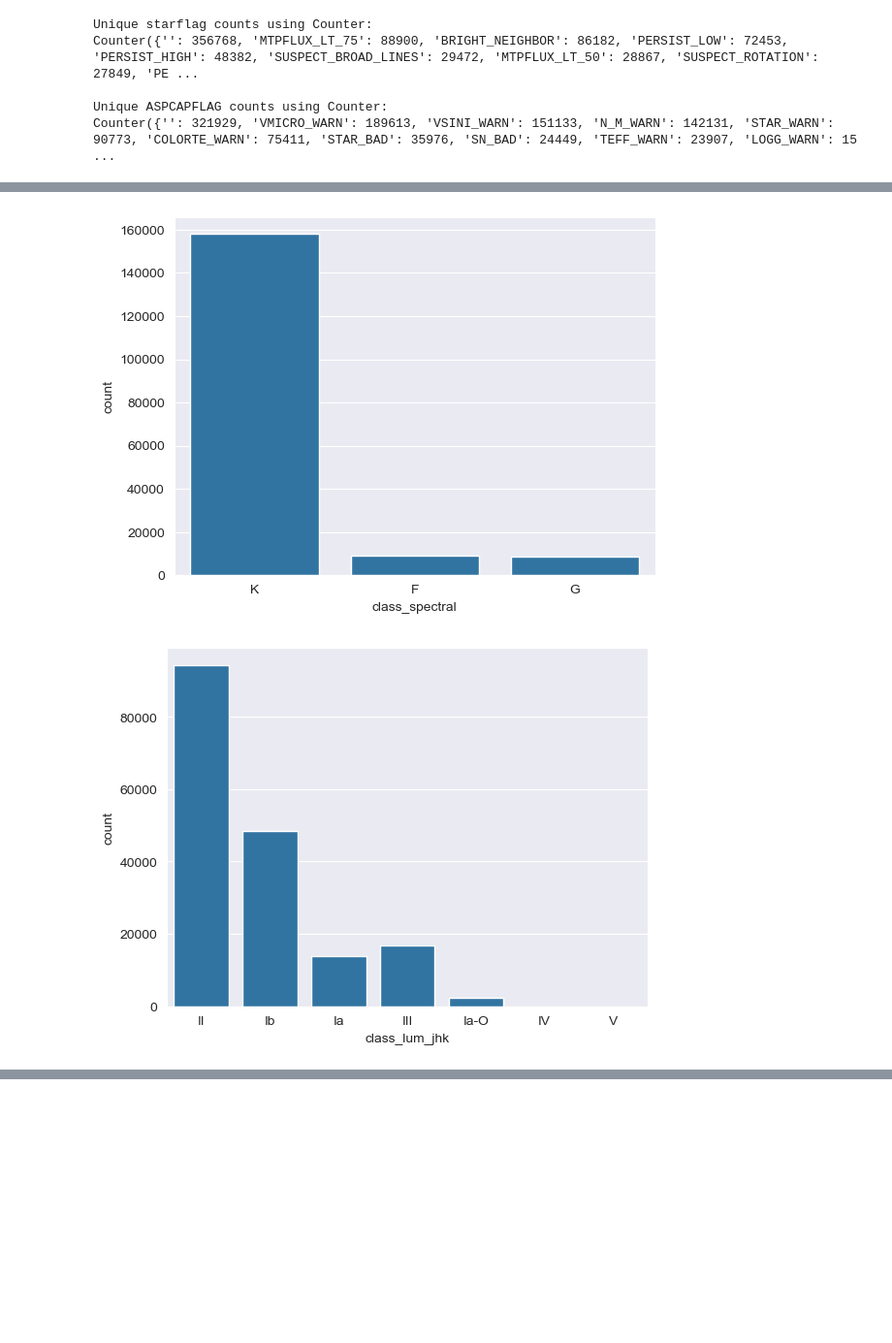
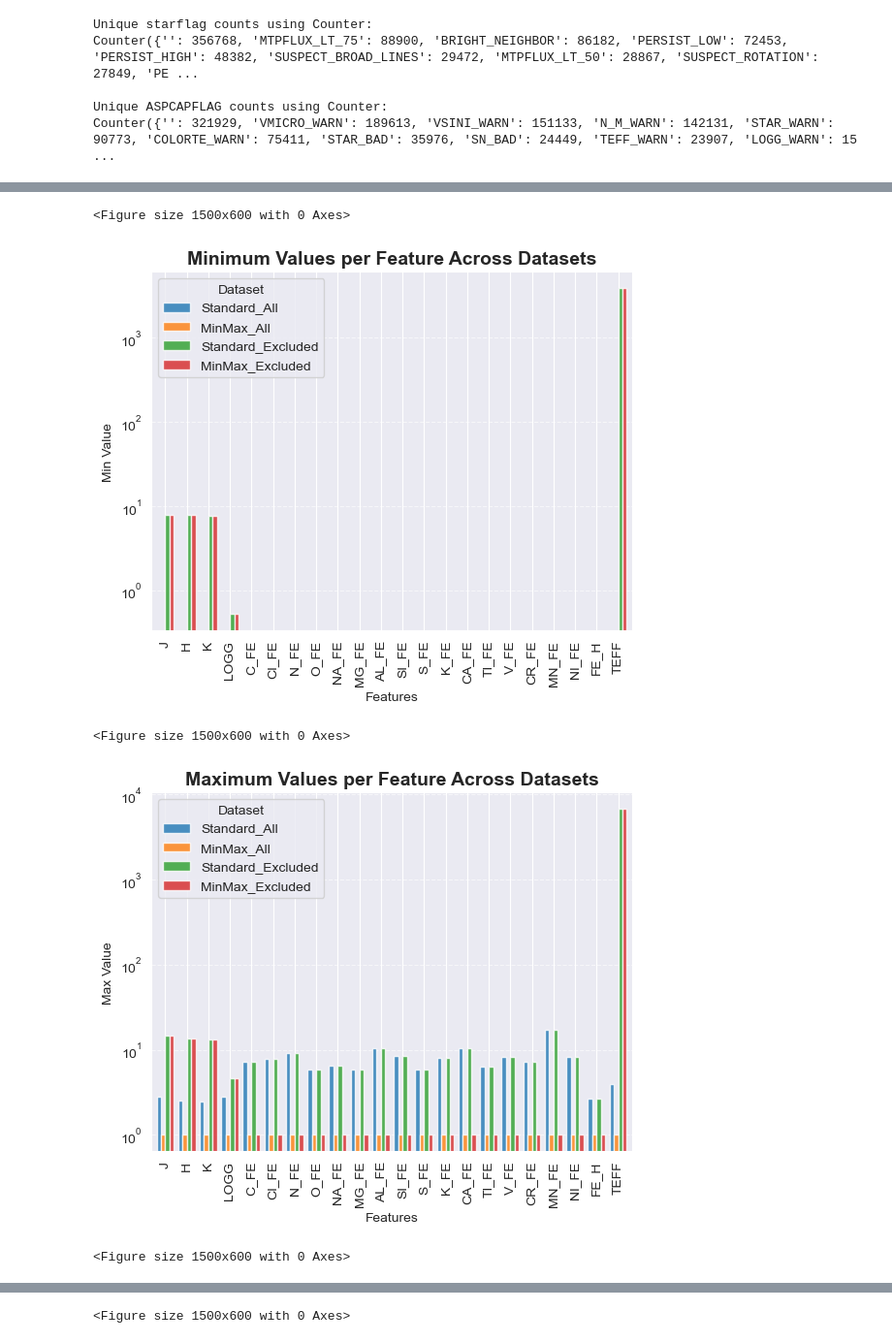
Before and after one commit to astrodeepnet/students-project-2024, a Jupyter notebook: notebooks/s2/Resample.ipynb, the cells around one changed output, grey strips where cells are left out. Shown at 97% size. Cells and saved outputs as stored; diff of their text form; code cells hidden in the pictures; blank space fills up the shorter version.

Commit message:
Feat - edit resample to generate 4 datasets

```diff
--- a/notebooks/s2/Resample.ipynb
+++ b/notebooks/s2/Resample.ipynb
@@ -167,14 +178,49 @@ sample_0_miss.to_csv('../../data/data_reduced_175_standard.csv', index=False)
-# %%
-# plot classes distribution
-
-sns.countplot(x='class_spectral', data=df_filtered)
-plt.show()
-# %% [output]
-[figure, removed]
-# %%
-# plot classes distribution
-
-sns.countplot(x='class_lum_jhk', data=df_filtered)
-plt.show()
-# %% [output]
-[figure, removed]
+# %%
+import pandas as pd
+import matplotlib.pyplot as plt
+
+# Load datasets
+datasets = {
+    "Standard_All": pd.read_csv("../../data/resample_standard_all.csv"),
+    "MinMax_All": pd.read_csv("../../data/resample_minmax_all.csv"),
+    "Standard_Excluded": pd.read_csv("../../data/resample_standard_excluded_targets.csv"),
+    "MinMax_Excluded": pd.read_csv("../../data/resample_minmax_excluded_targets.csv"),
+}
+
+# Identify numeric columns, excluding "apogee_id"
+numeric_cols = [col for col in datasets["Standard_All"].select_dtypes(include=['number']).columns if col != "apogee_id"]
+
+# Create a dictionary to store statistics for each dataset
+stats = {stat: pd.DataFrame(index=numeric_cols) for stat in ["Min", "Max", "Variance", "Std"]}
+
+# Compute statistics for each dataset and store them in the dictionary
+for name, df in datasets.items():
+    stats["Min"][name] = df[numeric_cols].min()
+    stats["Max"][name] = df[numeric_cols].max()
+    stats["Variance"][name] = df[numeric_cols].var()
+    stats["Std"][name] = df[numeric_cols].std()
+
+# Define a function to plot statistics
+def plot_stat(df, title, ylabel):
+    plt.figure(figsize=(15, 6))
+    df.plot(kind='bar', width=0.8, alpha=0.8)
+    plt.title(title, fontsize=14, fontweight='bold')
+    plt.xlabel("Features")
+    plt.ylabel(ylabel)
+    plt.semilogy()
+    plt.xticks(rotation=90)
+    plt.legend(title="Dataset")
+    plt.grid(axis='y', linestyle='--', alpha=0.6)
+    plt.show()
+
+# Plot Min, Max, Variance, and Standard Deviation
+plot_stat(stats["Min"], "Minimum Values per Feature Across Datasets", "Min Value")
+plot_stat(stats["Max"], "Maximum Values per Feature Across Datasets", "Max Value")
+plot_stat(stats["Variance"], "Variance per Feature Across Datasets", "Variance")
+plot_stat(stats["Std"], "Standard Deviation per Feature Across Datasets", "Standard Deviation")
+# %% [output]
+<Figure size 1500x600 with 0 Axes>
+[figure, added]
+<Figure size 1500x600 with 0 Axes>
+[figure, added]
+<Figure size 1500x600 with 0 Axes>
@@ -180,0 +228 @@ plt.show()
+<Figure size 1500x600 with 0 Axes>
```
Also changed, not shown: parts of 12 cells of this notebook.
